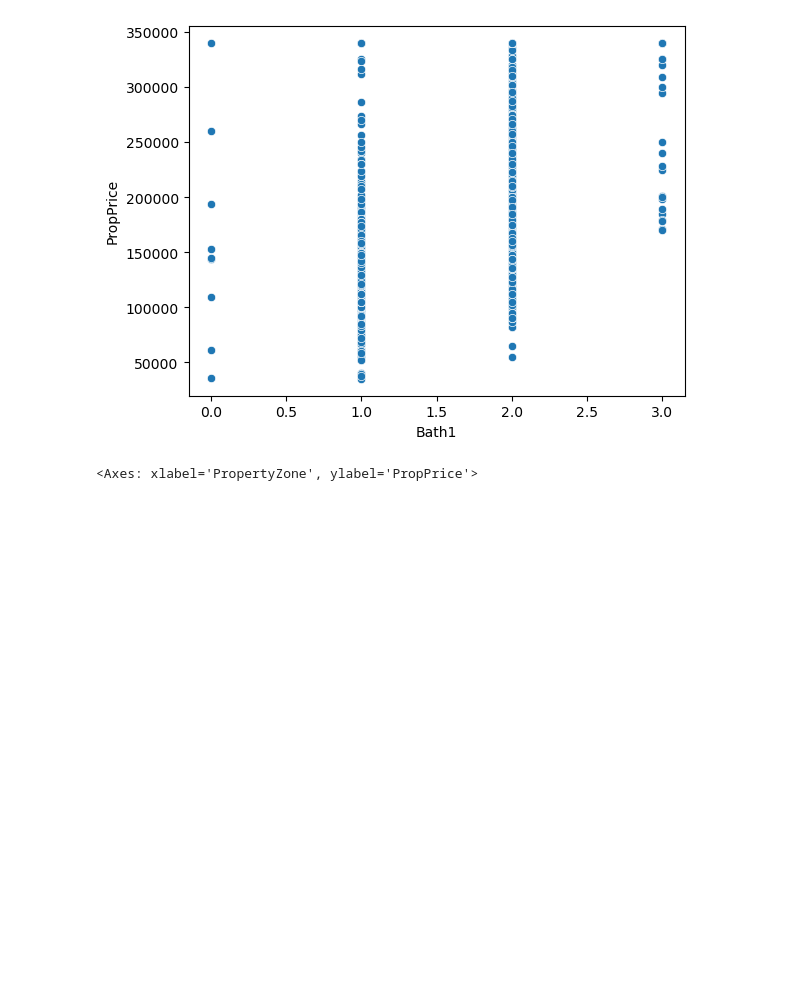
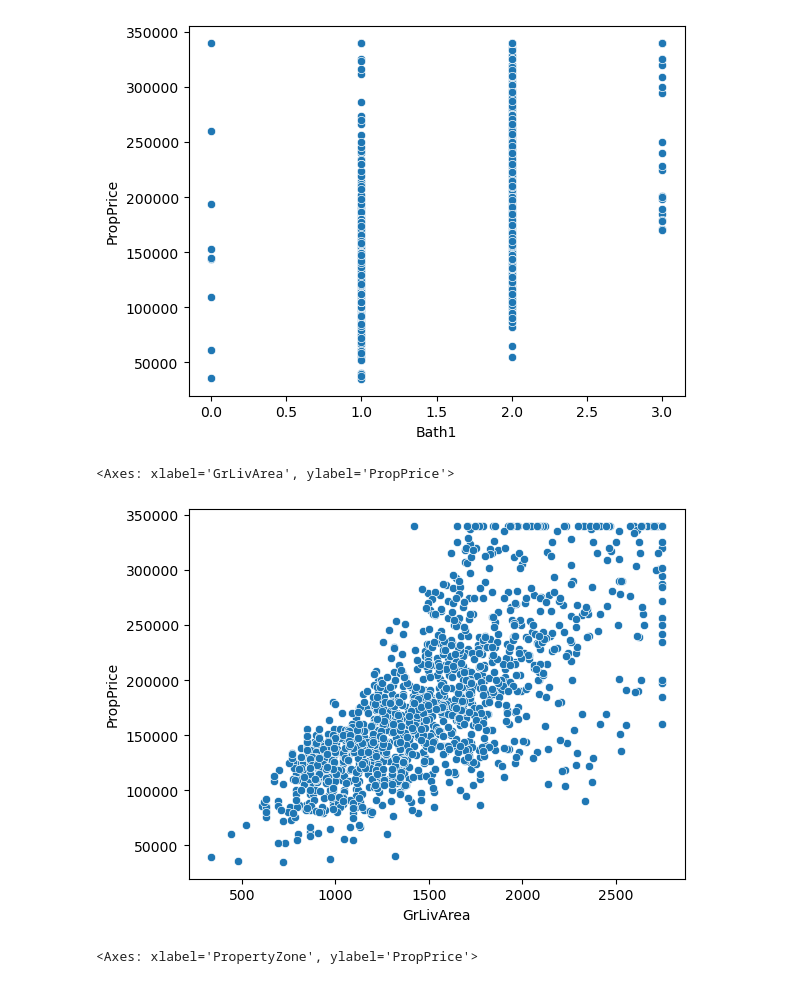
Before and after one commit to Rahulbirle21/Property-Price-Prediction, a Jupyter notebook: Property Price Prediction.ipynb, the cells around one changed output. Saved outputs shown, nothing was run; the diff lists cells and outputs as text; code cells hidden in the pictures; blank space fills up the shorter version.

Commit message:
Property Price Analysis and Prediction

```diff
--- a/Property Price Prediction.ipynb
+++ b/Property Price Prediction.ipynb
@@ -203,6 +169,11 @@ sns.scatterplot(data=df,x='Bath1',y='PropPrice')
 # %% [output]
 <Axes: xlabel='Bath1', ylabel='PropPrice'>
 [figure]
+# %%
+sns.scatterplot(data=df,x='GrLivArea',y='PropPrice')
+# %% [output]
+<Axes: xlabel='GrLivArea', ylabel='PropPrice'>
+[figure, added]
 # %%
 # Checking correlation between Price and Input features through Barplot
 sns.barplot(x=df['PropertyZone'],y=df['PropPrice'])
```
Also changed, not shown: parts of 41 cells of this notebook.
